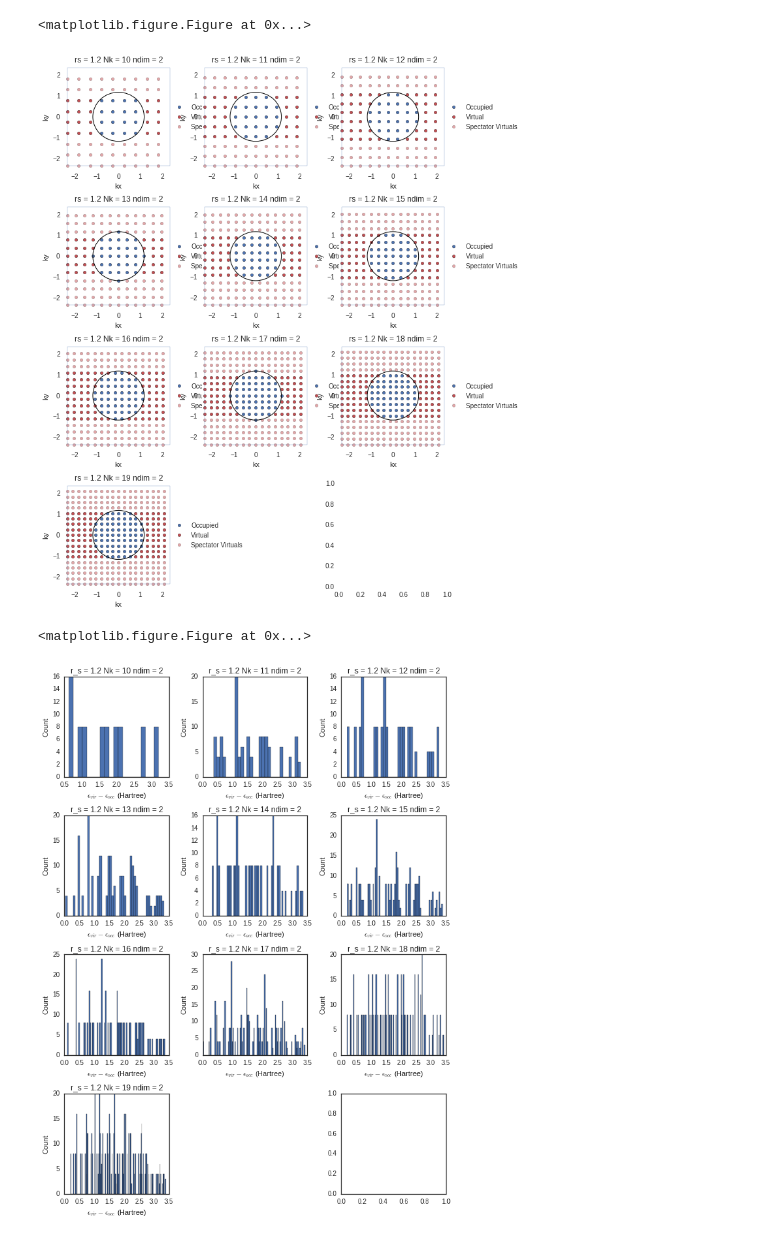
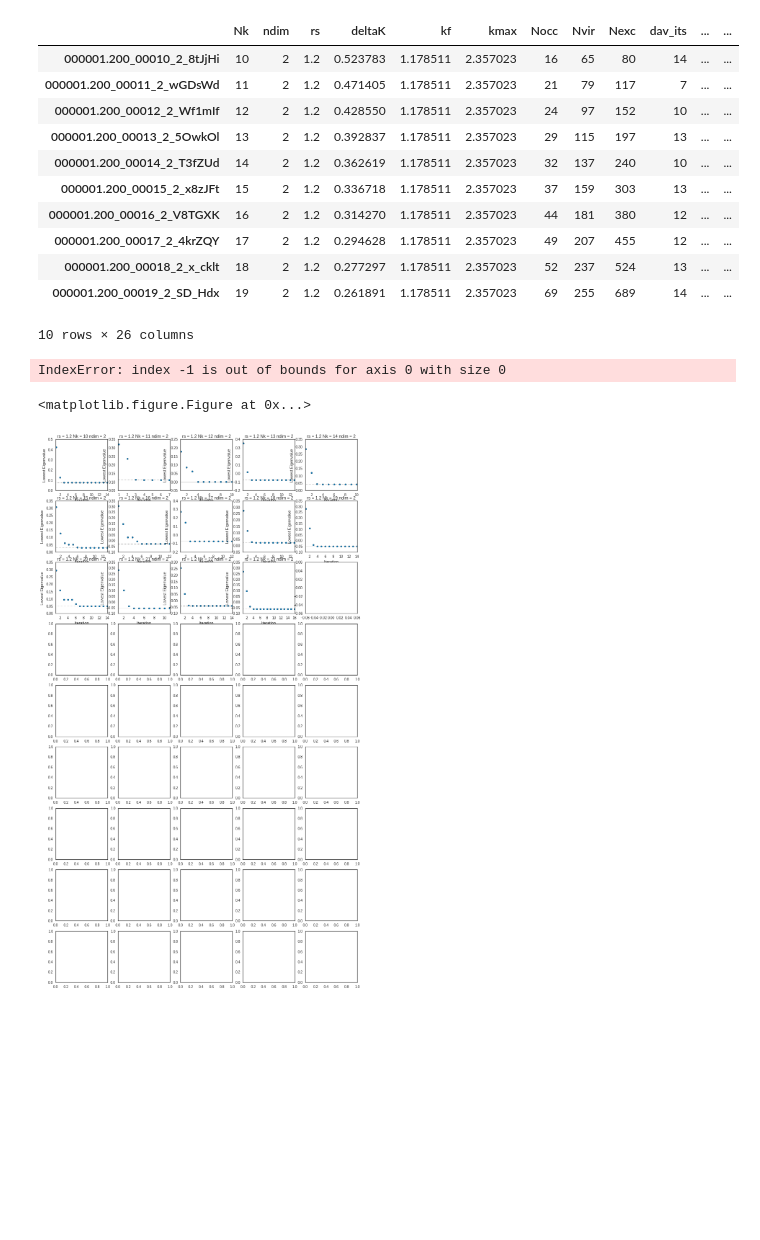
Before and after one commit to ecurtin2/HF-Stability, a Jupyter notebook: src/Analyzer.ipynb, the cells around one changed output. Saved outputs shown, nothing was run; the diff lists cells and outputs as text; code cells hidden in the pictures; blank space fills up the shorter version.

Commit message:
Tested some convergence properties,        TODO FOUND BOTTLENECK IN DAVIDSON        RAYLEIGH QUOTIENT AND RESIDUE

```diff
--- a/src/Analyzer.ipynb
+++ b/src/Analyzer.ipynb
@@ -7,28 +7,44 @@ import pandas as pd
 import numpy as np
 import math
 sns.set_style('white')
+sns.set_palette('colorblind')
 %matplotlib inline
 
 df = HFSAnalyzer.directory_to_df()
 df = df.sort_values(by='Nk')
+df[:10]
+# %% [output]
+|  | Nk | ndim | rs | deltaK | kf | kmax | Nocc | Nvir | Nexc | dav_its | ... | ... |
+| 000001.200_00010_2_8tJjHi | 10 | 2 | 1.2 | 0.523783 | 1.178511 | 2.357023 | 16 | 65 | 80 | 14 | ... | ... |
+| 000001.200_00011_2_wGDsWd | 11 | 2 | 1.2 | 0.471405 | 1.178511 | 2.357023 | 21 | 79 | 117 | 7 | ... | ... |
+| 000001.200_00012_2_Wf1mIf | 12 | 2 | 1.2 | 0.428550 | 1.178511 | 2.357023 | 24 | 97 | 152 | 10 | ... | ... |
+| 000001.200_00013_2_5OwkOl | 13 | 2 | 1.2 | 0.392837 | 1.178511 | 2.357023 | 29 | 115 | 197 | 13 | ... | ... |
+| 000001.200_00014_2_T3fZUd | 14 | 2 | 1.2 | 0.362619 | 1.178511 | 2.357023 | 32 | 137 | 240 | 10 | ... | ... |
+| 000001.200_00015_2_x8zJFt | 15 | 2 | 1.2 | 0.336718 | 1.178511 | 2.357023 | 37 | 159 | 303 | 13 | ... | ... |
+| 000001.200_00016_2_V8TGXK | 16 | 2 | 1.2 | 0.314270 | 1.178511 | 2.357023 | 44 | 181 | 380 | 12 | ... | ... |
+| 000001.200_00017_2_4krZQY | 17 | 2 | 1.2 | 0.294628 | 1.178511 | 2.357023 | 49 | 207 | 455 | 12 | ... | ... |
+| 000001.200_00018_2_x_cklt | 18 | 2 | 1.2 | 0.277297 | 1.178511 | 2.357023 | 52 | 237 | 524 | 13 | ... | ... |
+| 000001.200_00019_2_SD_Hdx | 19 | 2 | 1.2 | 0.261891 | 1.178511 | 2.357023 | 69 | 255 | 689 | 14 | ... | ... |
+10 rows × 26 columns
 # %%
+"""
 fig = plt.figure()
 fig, axes = HFSAnalyzer.df_ApplyAxplotToRows(df, None, HFSAnalyzer.axplot_1stBZ,
-                                             spec_alpha=0.5, scale=1.05)
+                                             spec_alpha=0.5, scale=1.05, labels=False)
 plt.tight_layout()
 plt.show()
-
+"""
+"""
 fig = plt.figure()
-fig, axes =  HFSAnalyzer.df_ApplyAxplotToRows(df, None, HFSAnalyzer.axplot_exc_hist)
+fig, axes =  HFSAnalyzer.df_ApplyAxplotToRows(df[:5], None, HFSAnalyzer.axplot_exc_hist)
 plt.tight_layout()
 plt.show()
-
+"""
 fig = plt.figure()
-fig, axes = HFSAnalyzer.df_ApplyAxplotToRows(df, None, HFSAnalyzer.axplot_dav_convergence_wrt_its)
+fig, axes = HFSAnalyzer.df_ApplyAxplotToRows(df, [9,5], HFSAnalyzer.axplot_dav_convergence_wrt_its)
 plt.tight_layout()
 plt.show()
 # %% [output]
-<matplotlib.figure.Figure at 0x...>
+IndexError: index -1 is out of bounds for axis 0 with size 0
+<matplotlib.figure.Figure at 0x...>
-[figure, old version]
+[figure, new version]
-<matplotlib.figure.Figure at 0x...>
-[figure, removed]
```
Also changed, not shown: parts of 8 cells of this notebook, 16 other files.
